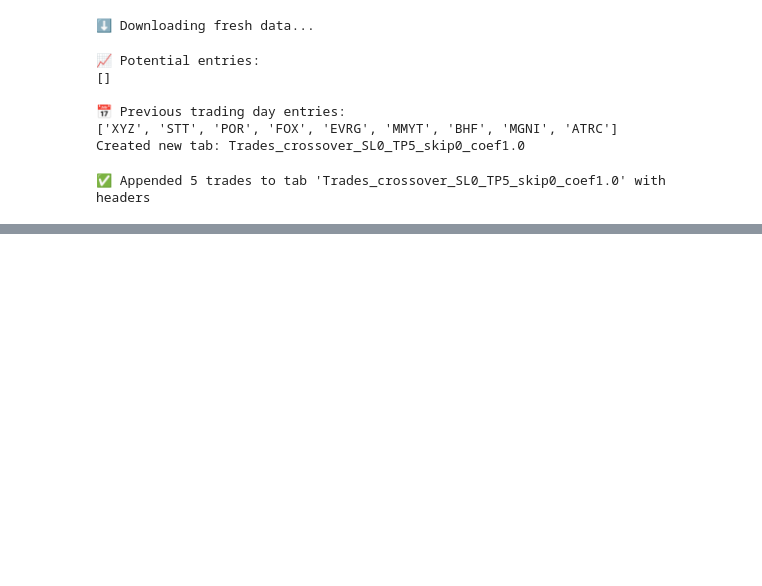
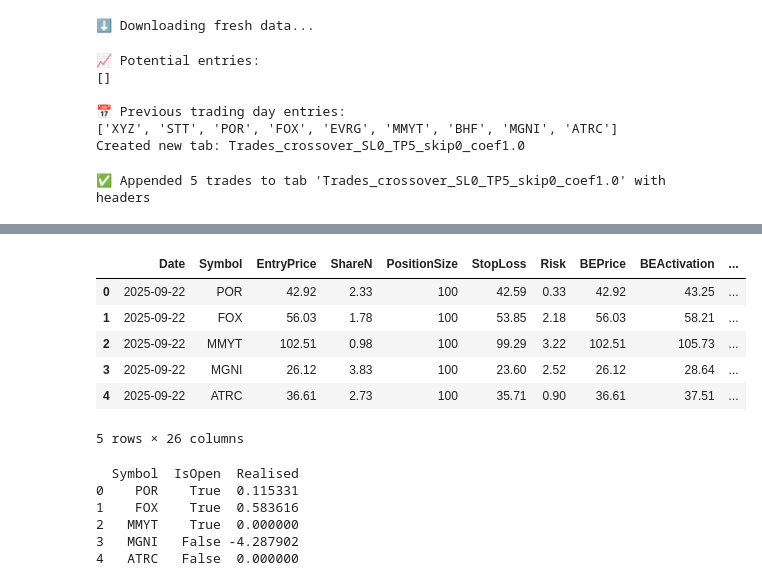
Before and after one commit to i-osipchyk/ema-crossover, a Jupyter notebook: pipelines/evalualtion_pipeline/evaluation_pipeline_dev.ipynb, the cells around one changed output, grey strips where cells are left out. Drawn from its saved outputs; the diff is of its cells as text; code cells hidden in the pictures; blank space fills up the shorter version.

```diff
--- a/pipelines/evalualtion_pipeline/evaluation_pipeline_dev.ipynb
+++ b/pipelines/evalualtion_pipeline/evaluation_pipeline_dev.ipynb
@@ -441,0 +461,30 @@ Created new tab: Trades_crossover_SL0_TP5_skip0_coef1.0
+# %%
+data = {
+    "Date": ["2025-09-22"] * 5,
+    "Symbol": ["POR", "FOX", "MMYT", "MGNI", "ATRC"],
+    "EntryPrice": [42.92, 56.03, 102.51, 26.12, 36.61],
+    "ShareN": [2.33, 1.78, 0.98, 3.83, 2.73],
+    "PositionSize": [100, 100, 100, 100, 100],
+    "StopLoss": [42.59, 53.85, 99.29, 23.6, 35.71],
+    "Risk": [0.33, 2.18, 3.22, 2.52, 0.90],
+    "BEPrice": [42.92, 56.03, 102.51, 26.12, 36.61],
+    "BEActivation": [43.25, 58.21, 105.73, 28.64, 37.51],
+    "Realized": ["", "", "", "", ""],
+    "Unrealized": ["", "", "", "", ""],
+    "Position Left": [1, 1, 1, 1, 1],
+    "Stop Rule": ["crossover"] * 5,
+    "Offset": [0, 0, 0, 0, 0],
+    "Max TP": [5, 5, 5, 5, 5],
+    "Skip TP": [0, 0, 0, 0, 0],
+    "TP_1": [43.25, 58.21, 105.73, 28.64, 37.51],
+    "TP_1_Size": [0.03, 0.03, 0.03, 0.03, 0.03],
+    "TP_2": [43.58, 60.39, 108.95, 31.16, 38.41],
+    "TP_2_Size": [0.06, 0.06, 0.06, 0.06, 0.06],
+    "TP_3": [43.91, 62.57, 112.17, 33.68, 39.31],
+    "TP_3_Size": [0.13, 0.13, 0.13, 0.13, 0.13],
+    "TP_4": [44.24, 64.75, 115.39, 36.2, 40.21],
+    "TP_4_Size": [0.26, 0.26, 0.26, 0.26, 0.26],
+    "TP_5": [44.57, 66.93, 118.61, 38.72, 41.11],
+    "TP_5_Size": [0.52, 0.52, 0.52, 0.52, 0.52],
+    "MaxTPReached": [0, 0, 0, 0, 0]
+}
@@ -441,0 +525,33 @@ Created new tab: Trades_crossover_SL0_TP5_skip0_coef1.0
+# %%
+df_trades = pd.DataFrame(data)
+df_trades.head()
+# %% [output]
+|  | Date | Symbol | EntryPrice | ShareN | PositionSize | StopLoss | Risk | BEPrice | BEActivation | ... |
+| 0 | 2025-09-22 | POR | 42.92 | 2.33 | 100 | 42.59 | 0.33 | 42.92 | 43.25 | ... |
+| 1 | 2025-09-22 | FOX | 56.03 | 1.78 | 100 | 53.85 | 2.18 | 56.03 | 58.21 | ... |
+| 2 | 2025-09-22 | MMYT | 102.51 | 0.98 | 100 | 99.29 | 3.22 | 102.51 | 105.73 | ... |
+| 3 | 2025-09-22 | MGNI | 26.12 | 3.83 | 100 | 23.60 | 2.52 | 26.12 | 28.64 | ... |
+| 4 | 2025-09-22 | ATRC | 36.61 | 2.73 | 100 | 35.71 | 0.90 | 36.61 | 37.51 | ... |
+5 rows × 26 columns
+# %%
+# Example today's closing prices
+today_prices = {
+    "POR": 43.6,
+    "FOX": 61.0,
+    "MMYT": 104.0,
+    "MGNI": 25.0,
+    "ATRC": 36.0,
+}
+
+# Example EMA cross signal (say only MGNI crossed)
+ema_cross = {"POR": False, "FOX": False, "MMYT": False, "MGNI": True, "ATRC": False}
+
+result = evaluate_trades(df_trades, today_prices, ema_cross)
+print(result[["Symbol","IsOpen","Realised"]])
+# %% [output]
+  Symbol  IsOpen  Realised
+0    POR    True  0.115331
+1    FOX    True  0.583616
+2   MMYT    True  0.000000
+3   MGNI   False -4.287902
+4   ATRC   False  0.000000
```
Also changed, not shown: parts of 25 cells of this notebook, 1 other file.
